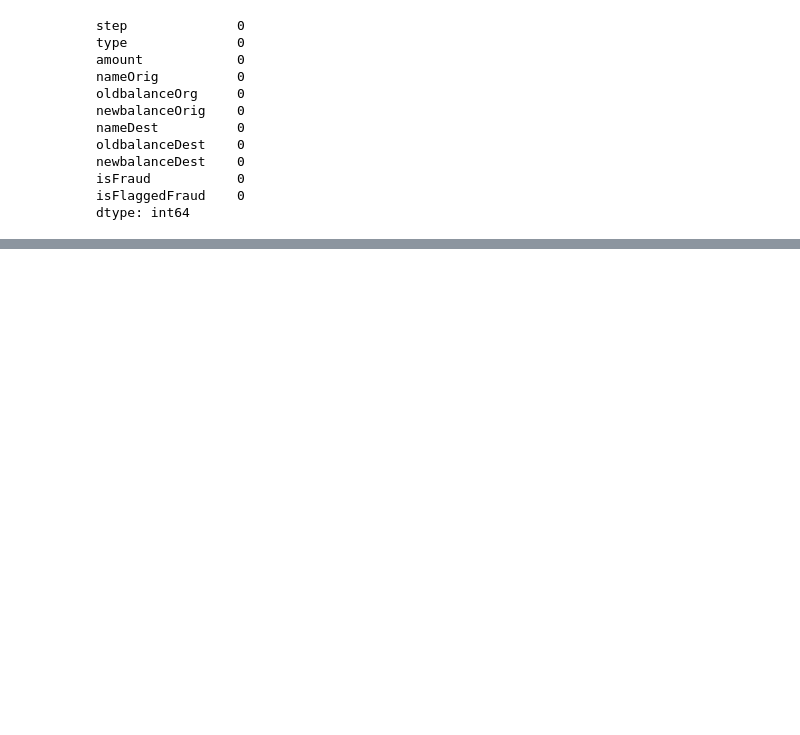
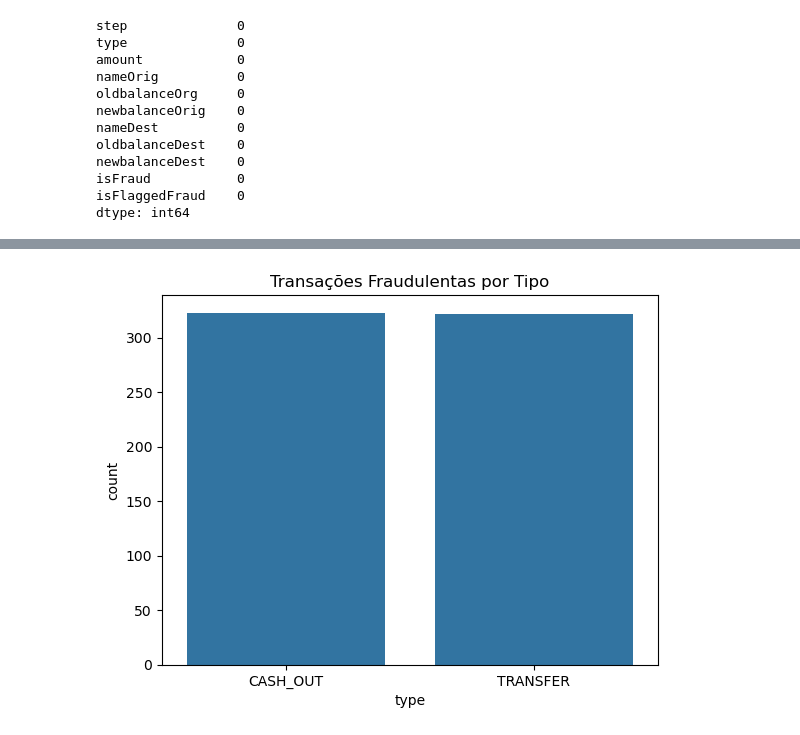
Before and after one commit to RodrigoD4v/fraudulent-transactions, a Jupyter notebook: notebooks/02_01_eda.ipynb, the cells around one changed output, grey strips where cells are left out. Drawn from its saved outputs; the diff is of its cells as text; code cells hidden in the pictures; blank space fills up the shorter version.

```diff
--- a/notebooks/02_01_eda.ipynb
+++ b/notebooks/02_01_eda.ipynb
@@ -91,0 +100,6 @@ dtype: int64
+# %%
+sns.countplot(x = 'type', data = df[df['isFraud'] == 1])
+plt.title('Transações Fraudulentas por Tipo')
+plt.show()
+# %% [output]
+[figure, added]
```
Also changed, not shown: parts of 3 cells of this notebook.
